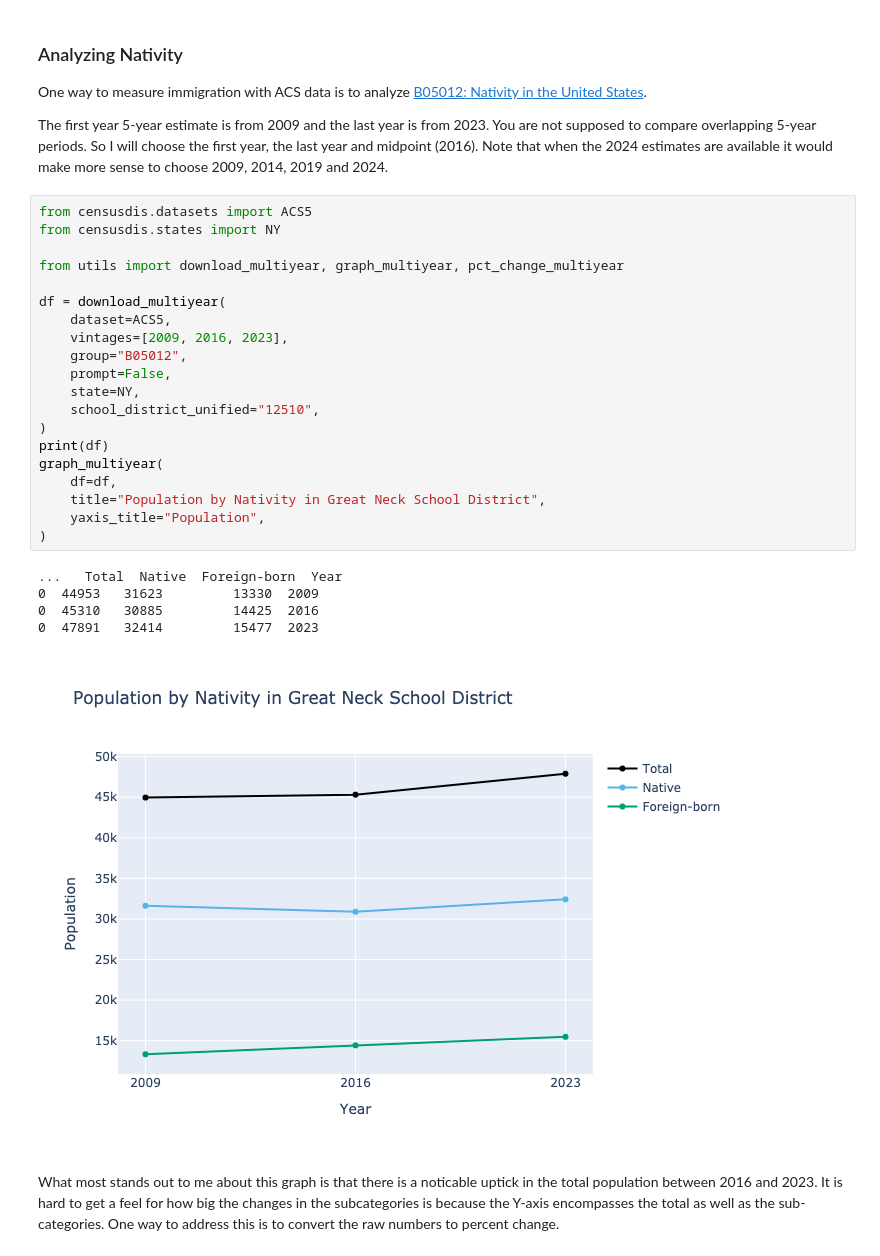
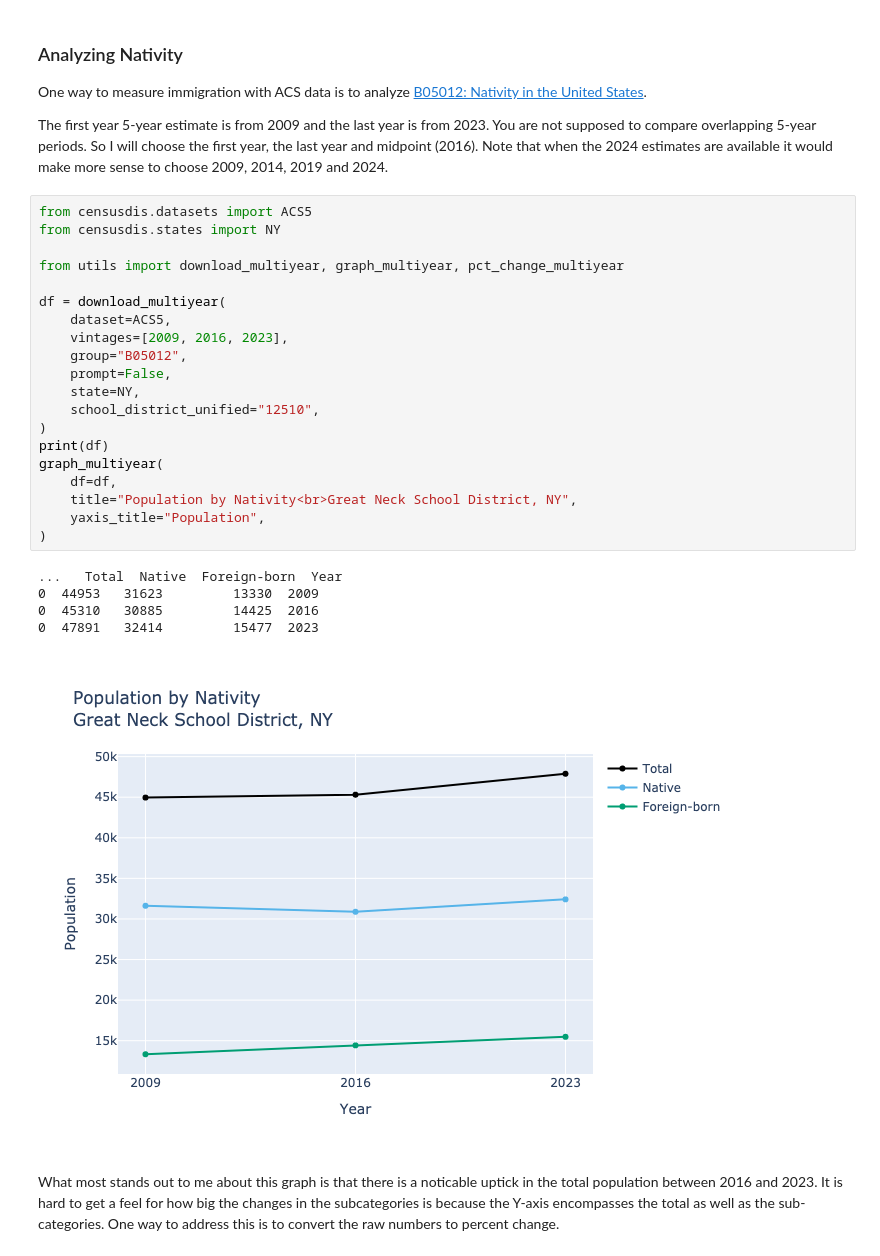
Before and after one commit to arilamstein/hometown_analysis, a Jupyter notebook: 05-nativity.ipynb, the cells around one changed output. Cells and saved outputs as stored; diff of their text form.

Commit message:
Consistently refer to the geo as "Great Neck School District, NY" in graphs.
Fix typo about end date.

```diff
--- a/05-nativity.ipynb
+++ b/05-nativity.ipynb
@@ -7,29 +7,29 @@ The first year 5-year estimate is from 2009 and the last year is from 2023. You
 # %%
 from censusdis.datasets import ACS5
 from censusdis.states import NY
 
 from utils import download_multiyear, graph_multiyear, pct_change_multiyear
 
 df = download_multiyear(
     dataset=ACS5,
     vintages=[2009, 2016, 2023],
     group="B05012",
     prompt=False,
     state=NY,
     school_district_unified="12510",
 )
 print(df)
 graph_multiyear(
     df=df,
-    title="Population by Nativity in Great Neck School District",
+    title="Population by Nativity<br>Great Neck School District, NY",
     yaxis_title="Population",
 )
 # %% [output]
 ...   Total  Native  Foreign-born  Year
 0  44953   31623         13330  2009
 0  45310   30885         14425  2016
 0  47891   32414         15477  2023
-[figure, old version]
+[figure, new version]
 # %% [markdown]
 What most stands out to me about this graph is that there is a noticable uptick in the total population between 2016 and 2023. It is hard to get a feel for how big the changes in the subcategories is because the Y-axis encompasses the total as well as the sub-categories. One way to address this is to convert the raw numbers to percent change.
 # %%
```
Also changed, not shown: parts of 2 cells of this notebook, 4 other files.
